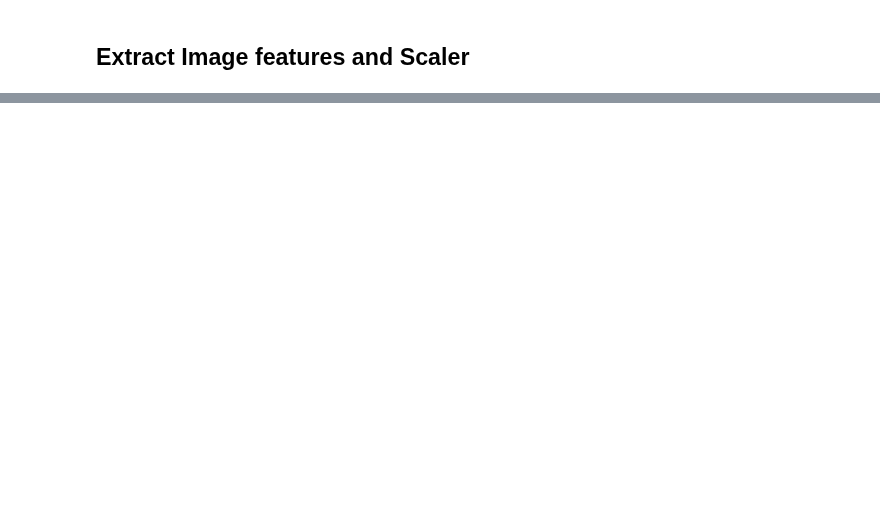
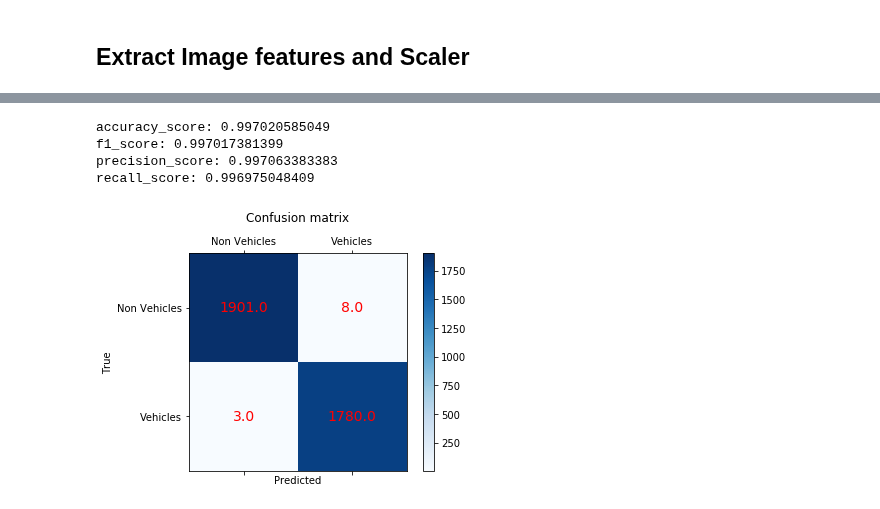
Before and after one commit to sanjaysane/CarND-Vehicle-Detection, a Jupyter notebook: P5_model.ipynb, the cells around one changed output, grey strips where cells are left out. Drawn from its saved outputs; the diff is of its cells as text; code cells hidden in the pictures; blank space fills up the shorter version.

```diff
--- a/P5_model.ipynb
+++ b/P5_model.ipynb
@@ -205,0 +295,9 @@ MemoryError:
+# %%
+# load svm classifiers
+model = joblib.load(MODEL_DIR + '/svc.pkl')
+pca = joblib.load(MODEL_DIR + '/pca.pkl')
+X_scaler = joblib.load(MODEL_DIR + '/x_scaler.pkl')
+
+print(model, '\n')
+print(pca, '\n')
+print(X_scaler, '\n')
@@ -205,0 +314,37 @@ MemoryError:
+# %%
+def plot_confusion_matrix(cm, title='Confusion matrix', cmap=plt.cm.Blues, labels=None):
+
+    fig = plt.figure()
+    ax = fig.add_subplot(111)
+    cax = ax.matshow(cm, cmap=cmap)
+    for (i, j), z in np.ndenumerate(cm):
+        ax.text(j, i, '{:0.1f}'.format(z), ha='center', va='center', color='red', fontsize=14)
+
+    plt.title(title+ "\n")
+    fig.colorbar(cax)
+    if labels:
+        ax.set_xticklabels([''] + labels)
+        ax.set_yticklabels([''] + labels)
+
+    plt.xlabel('Predicted')
+    plt.ylabel('True')
+    plt.savefig('model_confusionmatrix.png')
+# %%
+predictions = model.predict(X_test)
+# print model metrics
+print("accuracy_score:", accuracy_score(y_test, predictions))
+print("f1_score:", f1_score(y_test, predictions, average="macro"))
+print("precision_score:", precision_score(y_test, predictions, average="macro"))
+print("recall_score:", recall_score(y_test, predictions, average="macro"))
+
+# sklearn confusion matrix
+cm = confusion_matrix(predictions, y_test)
+
+# plot using matplotlib
+plot_confusion_matrix(cm, labels = ['Non Vehicles', 'Vehicles'])
+# %% [output]
+accuracy_score: 0.997020585049
+f1_score: 0.997017381399
+precision_score: 0.997063383383
+recall_score: 0.996975048409
+[figure, added]
```
Also changed, not shown: parts of 18 cells of this notebook, 10 other files.
